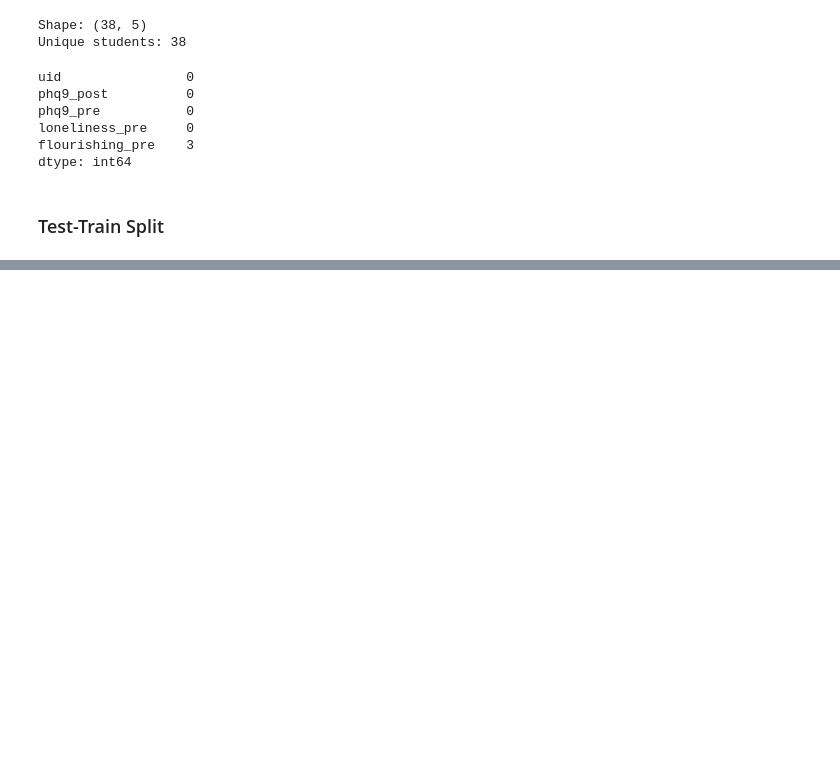
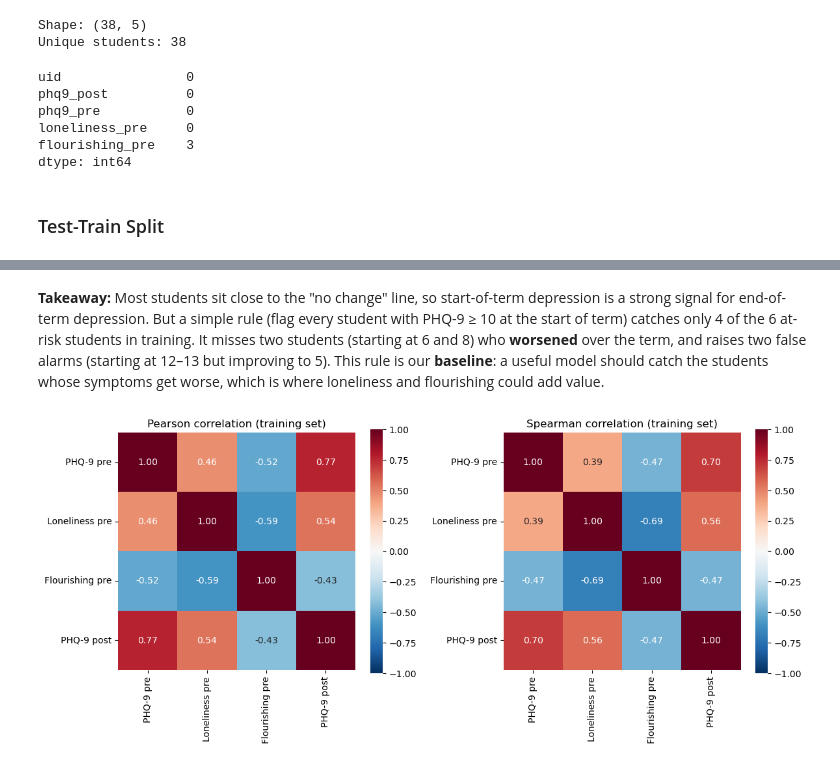
Before and after one commit to mariabssadh1-droid/spark_check, a Jupyter notebook: INSY 674-Group Project.ipynb, the cells around one changed output, grey strips where cells are left out. Drawn from its saved outputs; the diff is of its cells as text; code cells hidden in the pictures; blank space fills up the shorter version.

```diff
--- a/INSY 674-Group Project.ipynb
+++ b/INSY 674-Group Project.ipynb
@@ -774,0 +1004,24 @@ student_train.describe()
+# %% [markdown]
+**Takeaway:** Most students sit close to the "no change" line, so start-of-term depression is a
+strong signal for end-of-term depression. But a simple rule (flag every student with PHQ-9 ≥ 10
+at the start of term) catches only 4 of the 6 at-risk students in training. It misses two
+students (starting at 6 and 8) who **worsened** over the term, and raises two false alarms
+(starting at 12–13 but improving to 5). This rule is our **baseline**: a useful model should
+catch the students whose symptoms get worse, which is where loneliness and flourishing could
+add value.
+# %%
+# Correlations between all scores (Pearson and Spearman)
+score_columns = ["phq9_pre", "loneliness_pre", "flourishing_pre", "phq9_post"]
+labels = ["PHQ-9 pre", "Loneliness pre", "Flourishing pre", "PHQ-9 post"]
+
+fig, axes = plt.subplots(1, 2, figsize=(12, 5))
+for ax, method in zip(axes, ["pearson", "spearman"]):
+    corr = student_train[score_columns].corr(method=method)
+    sns.heatmap(corr, annot=True, fmt=".2f", cmap="RdBu_r", vmin=-1, vmax=1,
+                xticklabels=labels, yticklabels=labels, square=True, ax=ax)
+    ax.set_title(f"{method.capitalize()} correlation (training set)")
+
+plt.tight_layout()
+plt.show()
+# %% [output]
+[figure, added]
```
Also changed, not shown: parts of 32 cells of this notebook.
